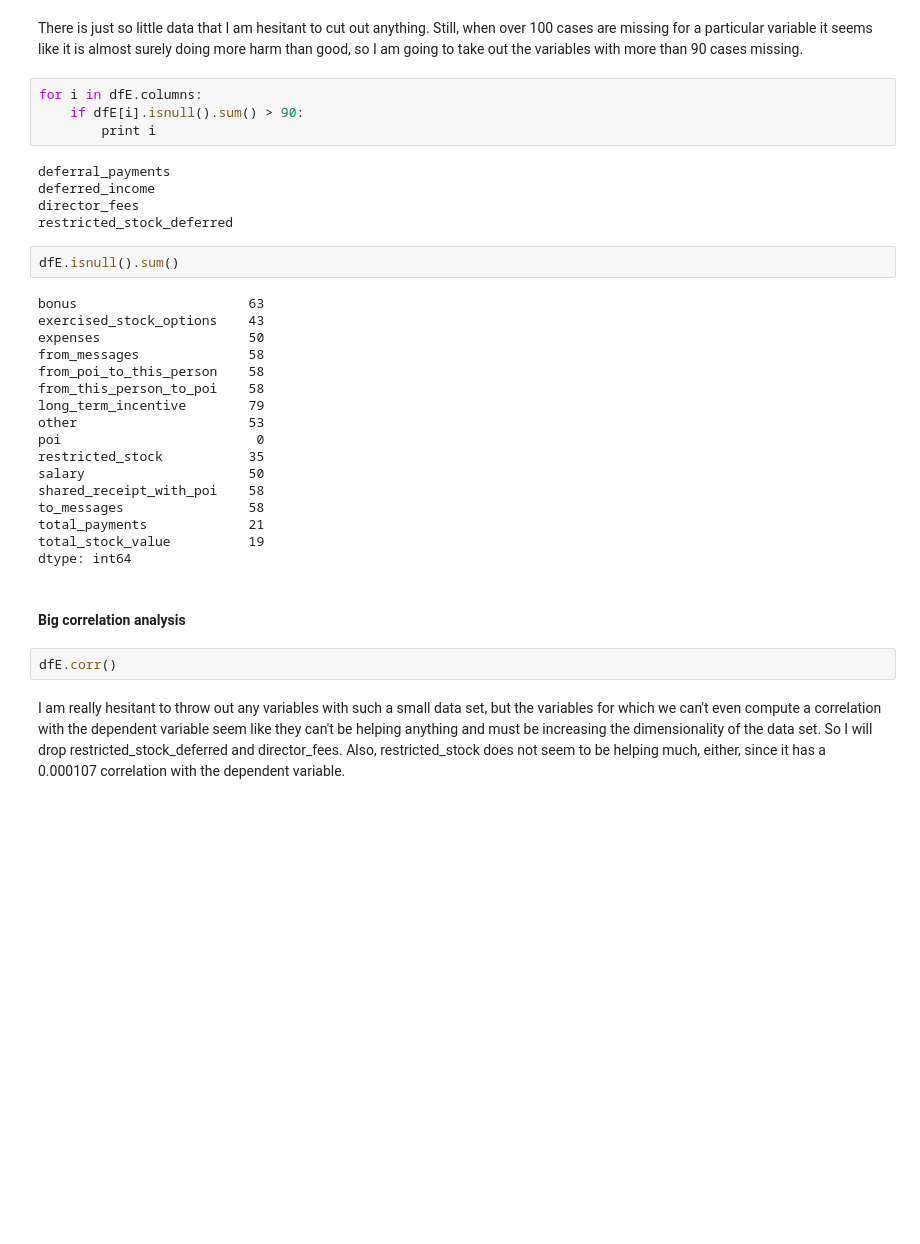
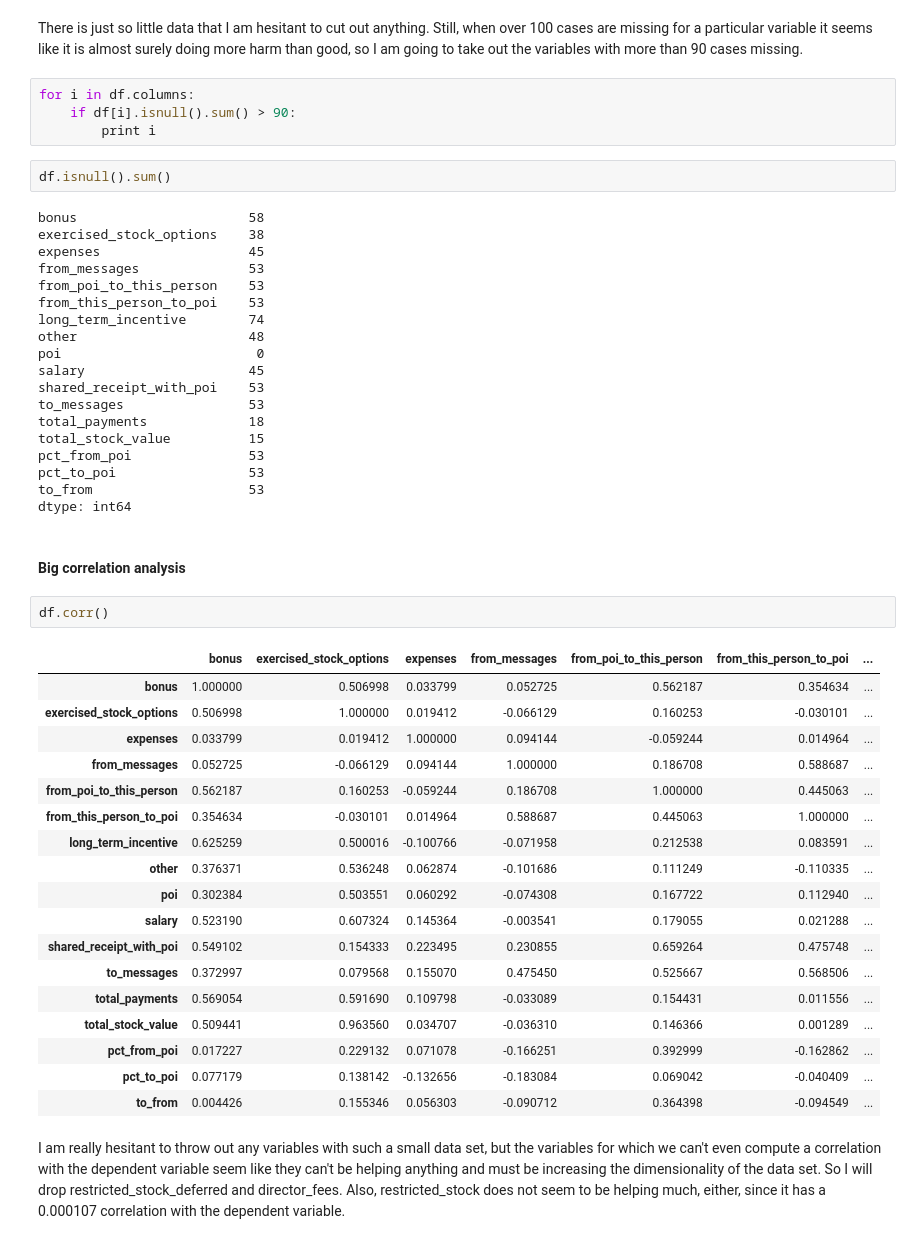
Before and after one commit to michaelreinhard/ud120-projects, a Jupyter notebook: final_project/final_project_restart_vivek.ipynb, the cells around one changed output. Cells and saved outputs as stored; diff of their text form; blank space fills up the shorter version.

```diff
--- a/final_project/final_project_restart_vivek.ipynb
+++ b/final_project/final_project_restart_vivek.ipynb
@@ -508,37 +222,53 @@ dtype: int64
 # %% [markdown]
 There is just so little data that I am hesitant to cut out anything. Still, when over 100 cases are missing for a particular variable it seems like it is almost surely doing more harm than good, so I am going to take out the variables with more than 90 cases missing.
 # %%
-for i in dfE.columns:
-    if dfE[i].isnull().sum() > 90:
+for i in df.columns:
+    if df[i].isnull().sum() > 90:
         print i
-# %% [output]
-deferral_payments
-deferred_income
-director_fees
-restricted_stock_deferred
 # %%
-dfE.isnull().sum()
+df.isnull().sum()
 # %% [output]
-bonus                      63
-exercised_stock_options    43
-expenses                   50
-from_messages              58
-from_poi_to_this_person    58
-from_this_person_to_poi    58
-long_term_incentive        79
-other                      53
+bonus                      58
+exercised_stock_options    38
+expenses                   45
+from_messages              53
+from_poi_to_this_person    53
+from_this_person_to_poi    53
+long_term_incentive        74
+other                      48
 poi                         0
-restricted_stock           35
-salary                     50
-shared_receipt_with_poi    58
-to_messages                58
-total_payments             21
-total_stock_value          19
+salary                     45
+shared_receipt_with_poi    53
+to_messages                53
+total_payments             18
+total_stock_value          15
+pct_from_poi               53
+pct_to_poi                 53
+to_from                    53
 dtype: int64
 # %% [markdown]
 #### Big correlation analysis
 # %%
-dfE.corr()
+df.corr()
+# %% [output]
+|  | bonus | exercised_stock_options | expenses | from_messages | from_poi_to_this_person | from_this_person_to_poi | ... |
+| bonus | 1.000000 | 0.506998 | 0.033799 | 0.052725 | 0.562187 | 0.354634 | ... |
+| exercised_stock_options | 0.506998 | 1.000000 | 0.019412 | -0.066129 | 0.160253 | -0.030101 | ... |
+| expenses | 0.033799 | 0.019412 | 1.000000 | 0.094144 | -0.059244 | 0.014964 | ... |
+| from_messages | 0.052725 | -0.066129 | 0.094144 | 1.000000 | 0.186708 | 0.588687 | ... |
+| from_poi_to_this_person | 0.562187 | 0.160253 | -0.059244 | 0.186708 | 1.000000 | 0.445063 | ... |
+| from_this_person_to_poi | 0.354634 | -0.030101 | 0.014964 | 0.588687 | 0.445063 | 1.000000 | ... |
+| long_term_incentive | 0.625259 | 0.500016 | -0.100766 | -0.071958 | 0.212538 | 0.083591 | ... |
+| other | 0.376371 | 0.536248 | 0.062874 | -0.101686 | 0.111249 | -0.110335 | ... |
+| poi | 0.302384 | 0.503551 | 0.060292 | -0.074308 | 0.167722 | 0.112940 | ... |
+| salary | 0.523190 | 0.607324 | 0.145364 | -0.003541 | 0.179055 | 0.021288 | ... |
+| shared_receipt_with_poi | 0.549102 | 0.154333 | 0.223495 | 0.230855 | 0.659264 | 0.475748 | ... |
+| to_messages | 0.372997 | 0.079568 | 0.155070 | 0.475450 | 0.525667 | 0.568506 | ... |
+| total_payments | 0.569054 | 0.591690 | 0.109798 | -0.033089 | 0.154431 | 0.011556 | ... |
+| total_stock_value | 0.509441 | 0.963560 | 0.034707 | -0.036310 | 0.146366 | 0.001289 | ... |
+| pct_from_poi | 0.017227 | 0.229132 | 0.071078 | -0.166251 | 0.392999 | -0.162862 | ... |
+| pct_to_poi | 0.077179 | 0.138142 | -0.132656 | -0.183084 | 0.069042 | -0.040409 | ... |
+| to_from | 0.004426 | 0.155346 | 0.056303 | -0.090712 | 0.364398 | -0.094549 | ... |
 # %% [markdown]
 I am really hesitant to throw out any variables with such a small data set, but the variables for which we can't even compute a correlation with the dependent variable seem like they can't be helping anything and must be increasing the dimensionality of the data set. So I will drop restricted_stock_deferred and director_fees. Also, restricted_stock does not seem to be helping much, either, since it has a 0.000107 correlation with the dependent variable.
 # %% [markdown]
```
Also changed, not shown: parts of 48 cells of this notebook.
